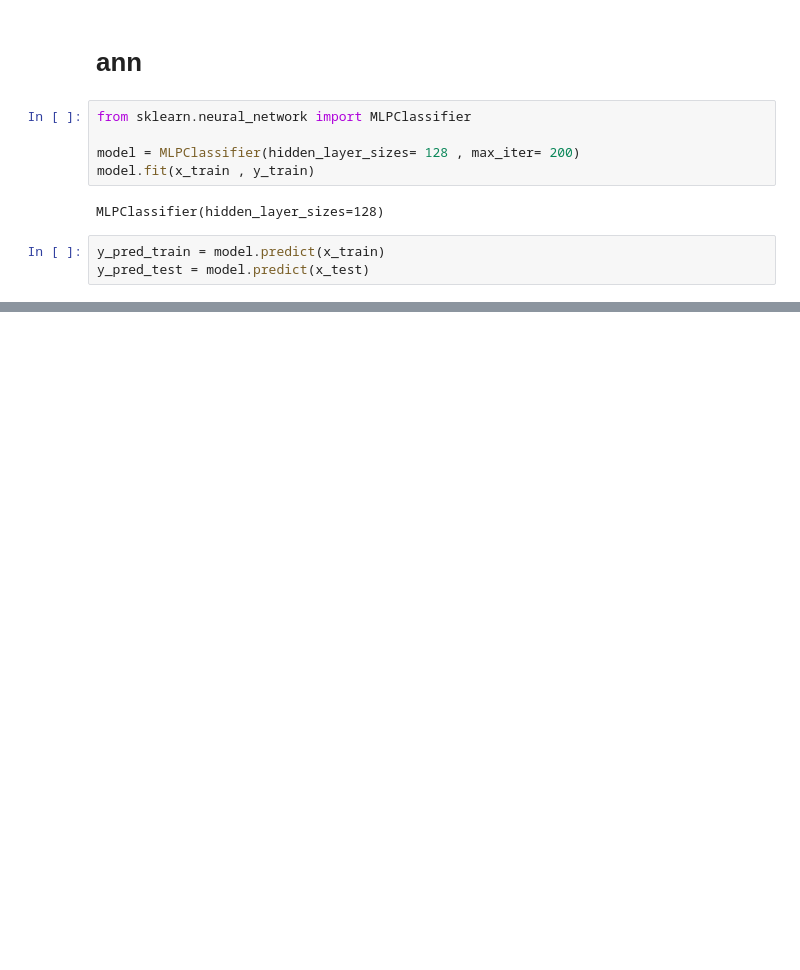
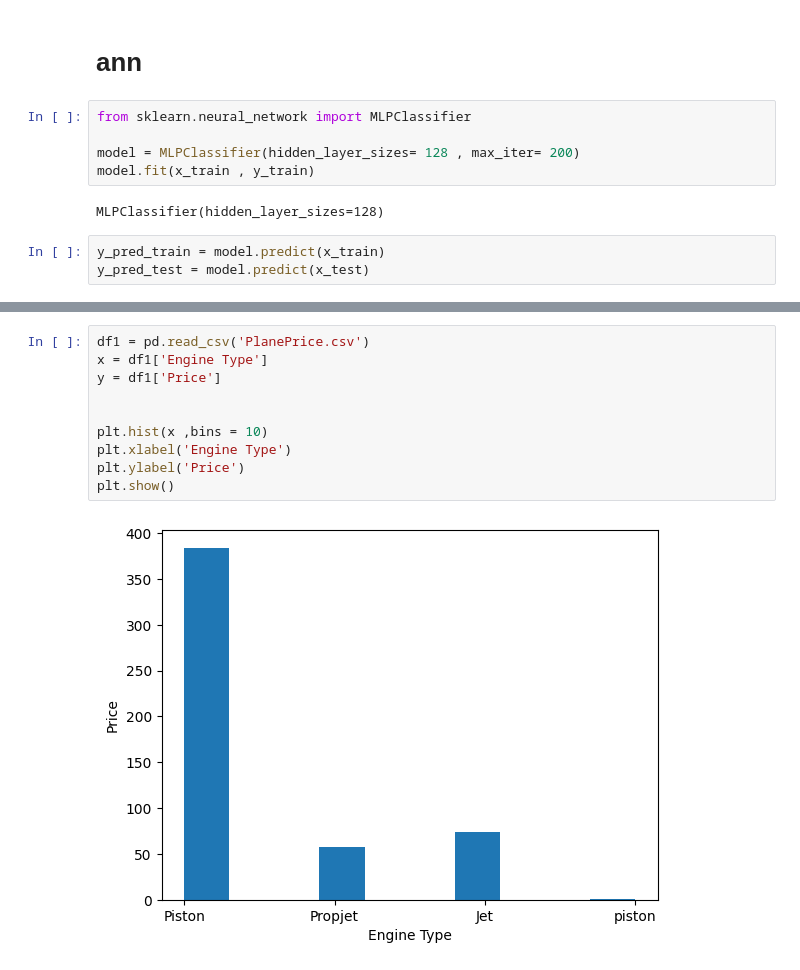
Before and after one commit to AmirXD03/ML, a Jupyter notebook: Amirreza-Code.ipynb, the cells around one changed output, grey strips where cells are left out. Saved outputs shown, nothing was run; the diff lists cells and outputs as text; blank space fills up the shorter version.

```diff
--- a/Amirreza-Code.ipynb
+++ b/Amirreza-Code.ipynb
@@ -218,0 +225,12 @@ acc_train : 0.7410714285714286 - acc_test : 0.21176470588235294 - Fscore : 0.116
+# %%
+df1 = pd.read_csv('PlanePrice.csv')
+x = df1['Engine Type']
+y = df1['Price']
+
+
+plt.hist(x ,bins = 10)
+plt.xlabel('Engine Type')
+plt.ylabel('Price')
+plt.show()
+# %% [output]
+[figure, added]
```
Also changed, not shown: parts of 11 cells of this notebook.
